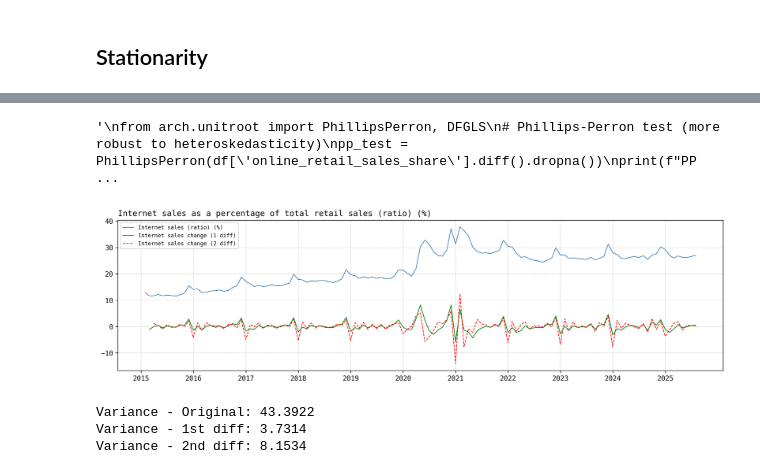
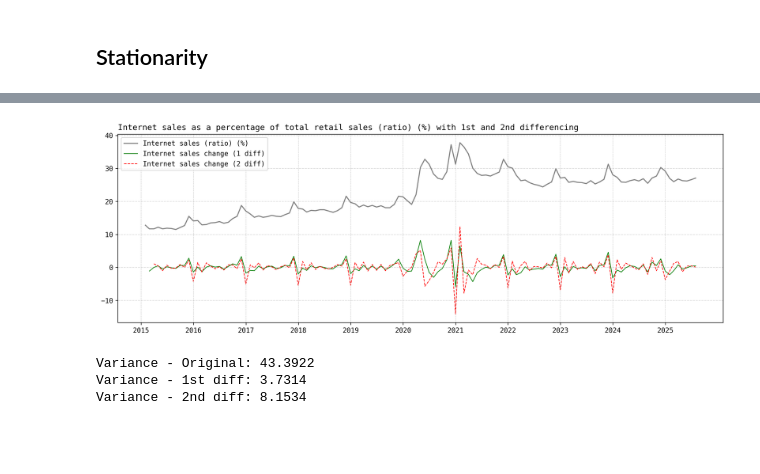
Before and after one commit to michaelarutyunov/time-series-methods, a Jupyter notebook: notebooks/02_features.ipynb, the cells around one changed output, grey strips where cells are left out. Cells and saved outputs as stored; diff of their text form; code cells hidden in the pictures; blank space fills up the shorter version.

```diff
--- a/notebooks/02_features.ipynb
+++ b/notebooks/02_features.ipynb
@@ -123,44 +110,36 @@ look-up table. The actual p-value is greater than the p-value returned.
 look-up table. The actual p-value is greater than the p-value returned.
 
   kpss_diff_2 = kpss(df['online_retail_sales_share'].diff().diff().dropna())
-# %%
-"""
-from arch.unitroot import PhillipsPerron, DFGLS
-# Phillips-Perron test (more robust to heteroskedasticity)
-pp_test = PhillipsPerron(df['online_retail_sales_share'].diff().dropna())
-print(f"PP test p-value: {pp_test.pvalue}")
-"""
-# %% [output]
-'\nfrom arch.unitroot import PhillipsPerron, DFGLS\n# Phillips-Perron test (more robust to heteroskedasticity)\npp_test = PhillipsPerron(df[\'online_retail_sales_share\'].diff().dropna())\nprint(f"PP  ...
 # %%
 plot_df = pd.DataFrame({
     'date': df.index,
     'original': df['online_retail_sales_share'],
     'diff_1': df['online_retail_sales_share'].diff(),
     'diff_2': df['online_retail_sales_share'].diff().diff()
 })
 
-plt.figure(figsize=(16, 4), dpi=300)
+plt.figure(figsize=(16, 5), dpi=300)
 ax = plt.gca()
 
 # Plot with proper data alignment
-ax.plot(plot_df['date'], plot_df['original'], color='steelblue', linewidth=1, label='Internet sales (ratio) (%)')
+ax.plot(plot_df['date'], plot_df['original'], color='gray', linewidth=1.5, label='Internet sales (ratio) (%)')
 ax.plot(plot_df['date'], plot_df['diff_1'], color='green', linewidth=1, label='Internet sales change (1 diff)')
 ax.plot(plot_df['date'], plot_df['diff_2'], color='red', linewidth=1, linestyle='--', label='Internet sales change (2 diff)')
 
 ax.set_xticks([pd.Timestamp(f'{year}-01-01') for year in range(2015, 2026)])
 ax.set_xticklabels([str(year) for year in range(2015, 2026)])
 for tick in ax.get_xticks():
     ax.axvline(x=tick, color='gray', linestyle='--', linewidth=0.5, alpha=0.5)
 
 # event_spans = add_event_spans(ax)
 
-ax.legend(fontsize=8)
+ax.legend(loc='upper left', fontsize=10)
 plt.grid(axis='y', linestyle='--', alpha=0.5)
-plt.title('Internet sales as a percentage of total retail sales (ratio) (%)', loc='left')
+plt.title('Internet sales as a percentage of total retail sales (ratio) (%) with 1st and 2nd differencing', loc='left')
+plt.savefig('../outputs/figures/Target_with_differencing.png', bbox_inches='tight', dpi=300)
 plt.show()
 # %% [output]
-[figure, old version]
+[figure, new version]
 # %%
 var_original = df['online_retail_sales_share'].var()
 var_diff1 = df['online_retail_sales_share'].diff().var()
```
Also changed, not shown: parts of 16 cells of this notebook, 11 other files.
